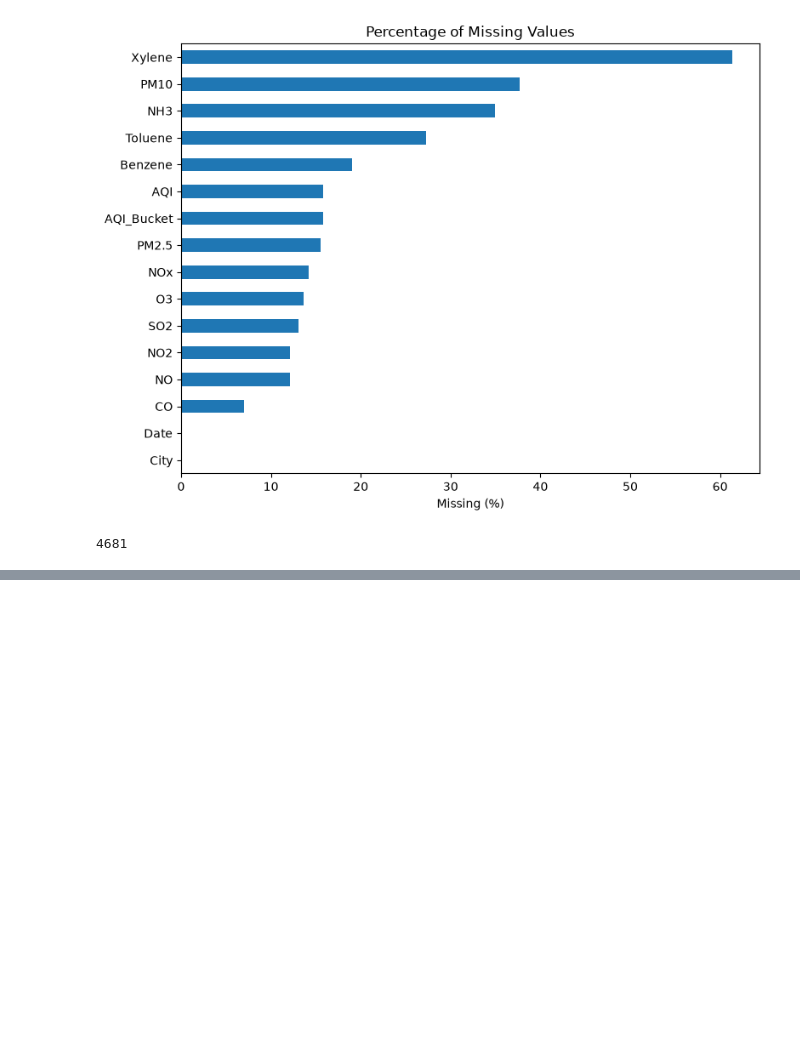
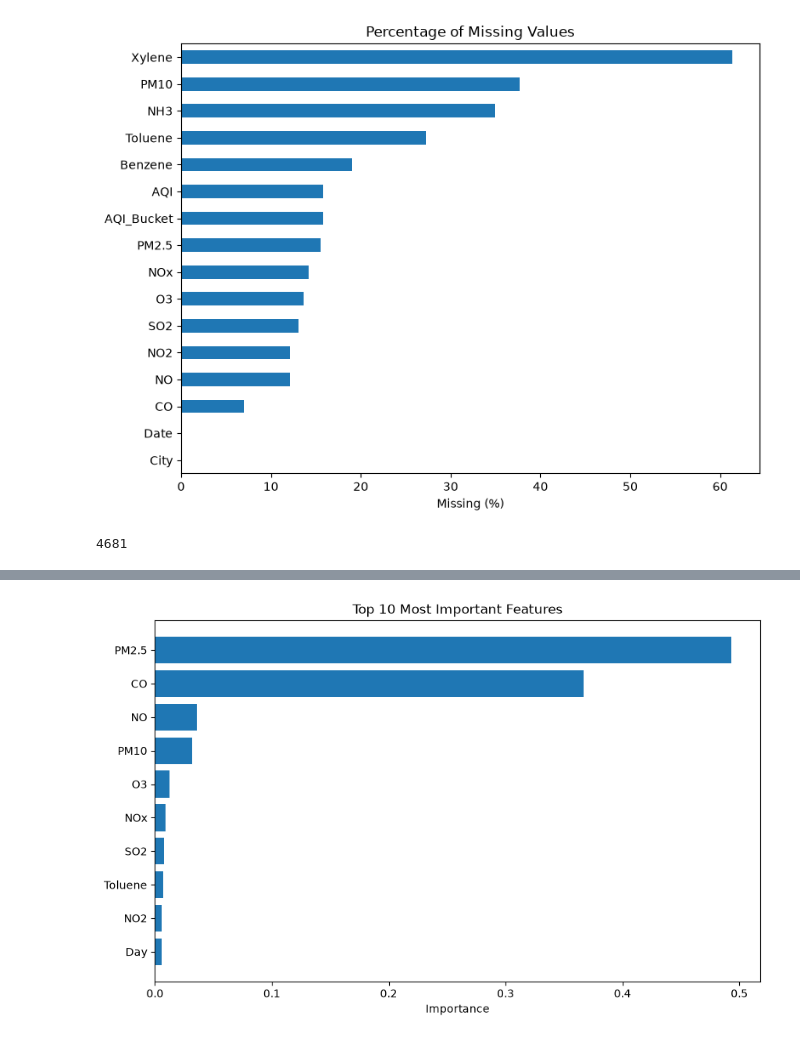
Before and after one commit to NAVYA1709/AirGuard-AI, a Jupyter notebook: notebooks/01_data_exploration.ipynb, the cells around one changed output, grey strips where cells are left out. Saved outputs shown, nothing was run; the diff lists cells and outputs as text; code cells hidden in the pictures; blank space fills up the shorter version.

```diff
--- a/notebooks/01_data_exploration.ipynb
+++ b/notebooks/01_data_exploration.ipynb
@@ -271,0 +641,3 @@ df_model.to_csv("../data/cleaned_data.csv", index=False)
+# %%
+X = df_encoded.drop(columns=["AQI"])
+y = df_encoded["AQI"]
@@ -271,0 +730,14 @@ df_model.to_csv("../data/cleaned_data.csv", index=False)
+# %%
+import pandas as pd
+
+feature_importance = pd.DataFrame({
+    "Feature": X.columns,
+    "Importance": rf_model.feature_importances_
+})
+
+feature_importance = feature_importance.sort_values(
+    by="Importance",
+    ascending=False
+)
+
+feature_importance.head(10)
@@ -271,0 +756,18 @@ df_model.to_csv("../data/cleaned_data.csv", index=False)
+# %%
+import matplotlib.pyplot as plt
+
+plt.figure(figsize=(10,6))
+
+plt.barh(
+    feature_importance["Feature"][:10],
+    feature_importance["Importance"][:10]
+)
+
+plt.title("Top 10 Most Important Features")
+plt.xlabel("Importance")
+
+plt.gca().invert_yaxis()
+
+plt.show()
+# %% [output]
+[figure, added]
```
Also changed, not shown: parts of 46 cells of this notebook, 1 other file.
